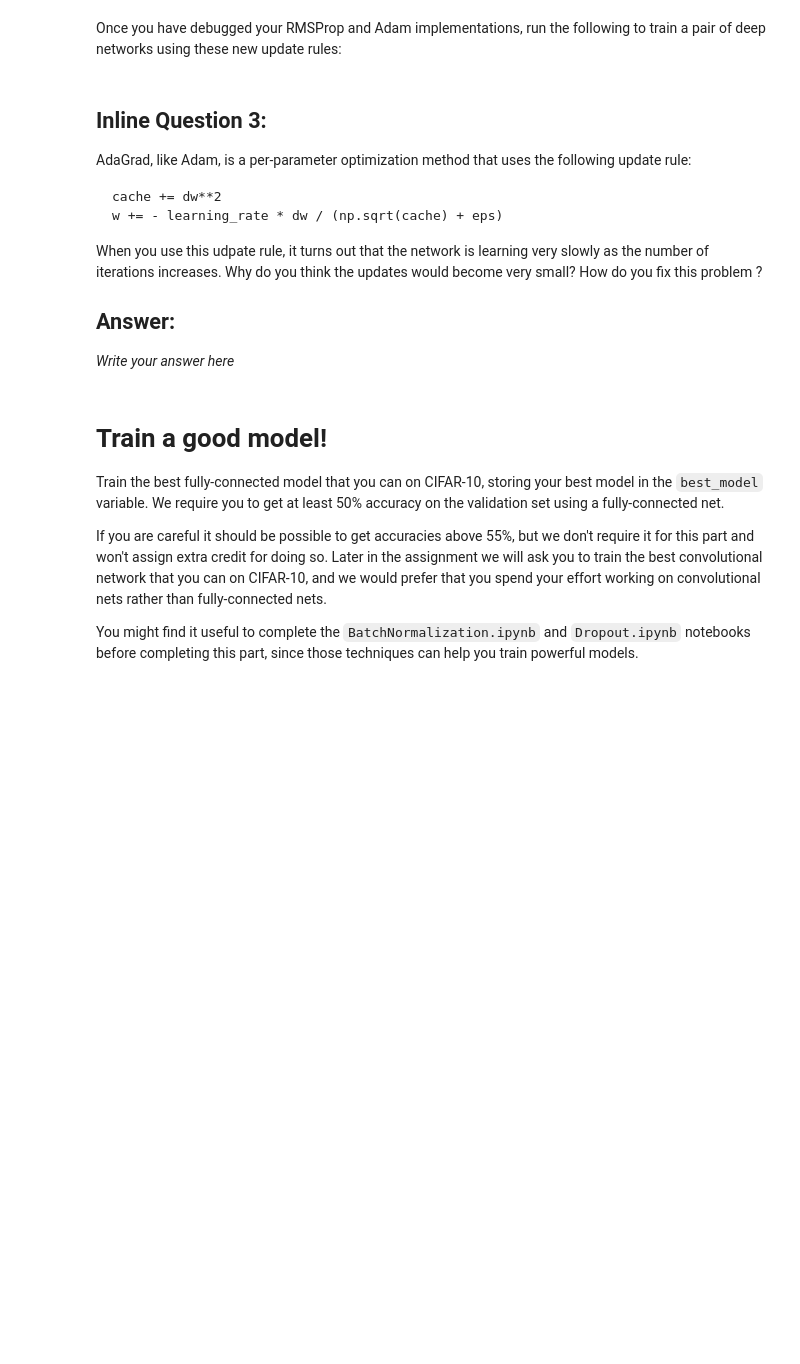
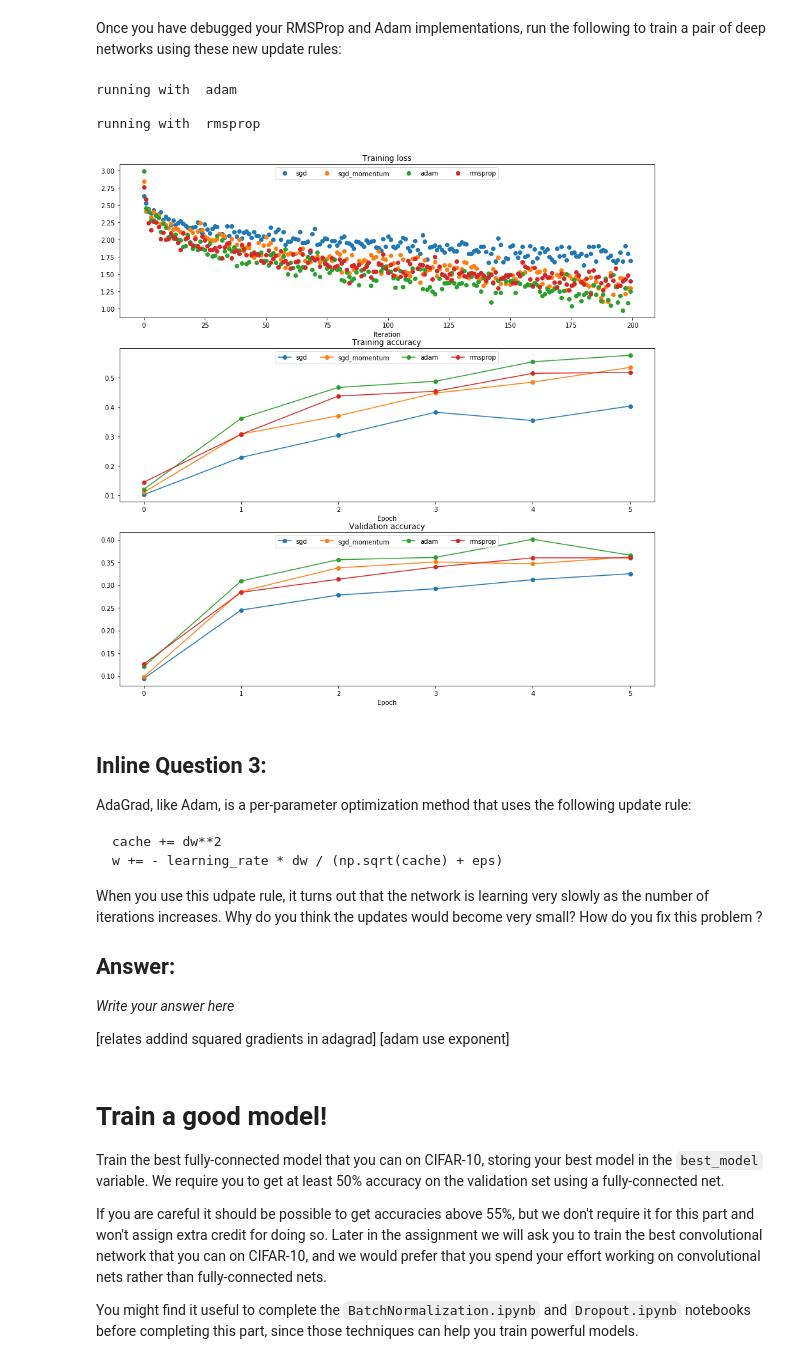
Before and after one commit to Salazar-Prime/Shallow_learn, a Jupyter notebook: HW2/FullyConnectedNets.ipynb, the cells around one changed output. Cells and saved outputs as stored; diff of their text form; code cells hidden in the pictures; blank space fills up the shorter version.

```diff
--- a/HW2/FullyConnectedNets.ipynb
+++ b/HW2/FullyConnectedNets.ipynb
@@ -766,38 +787,43 @@ for update_rule in ['adam', 'rmsprop']:
                   optim_config={
                     'learning_rate': learning_rates[update_rule]
                   },
-                  verbose=True)
+                  verbose=False)
     solvers[update_rule] = solver
     solver.train()
     print()
 
 plt.subplot(3, 1, 1)
 plt.title('Training loss')
 plt.xlabel('Iteration')
 
 plt.subplot(3, 1, 2)
 plt.title('Training accuracy')
 plt.xlabel('Epoch')
 
 plt.subplot(3, 1, 3)
 plt.title('Validation accuracy')
 plt.xlabel('Epoch')
 
 for update_rule, solver in list(solvers.items()):
     plt.subplot(3, 1, 1)
     plt.plot(solver.loss_history, 'o', label=update_rule)
 
     plt.subplot(3, 1, 2)
     plt.plot(solver.train_acc_history, '-o', label=update_rule)
 
     plt.subplot(3, 1, 3)
     plt.plot(solver.val_acc_history, '-o', label=update_rule)
 
 for i in [1, 2, 3]:
     plt.subplot(3, 1, i)
     plt.legend(loc='upper center', ncol=4)
 plt.gcf().set_size_inches(15, 15)
 plt.show()
+# %% [output]
+running with  adam
+
+running with  rmsprop
+[figure, added]
 # %% [markdown]
 ## Inline Question 3:
 
@@ -814,6 +840,9 @@ When you use this udpate rule, it turns out that the network is learning very sl
 ## Answer:
 
 *Write your answer here*
+
+[relates addind squared gradients in adagrad]
+[adam use exponent]
 # %% [markdown]
 # Train a good model!
 Train the best fully-connected model that you can on CIFAR-10, storing your best model in the `best_model` variable. We require you to get at least 50% accuracy on the validation set using a fully-connected net.
```
Also changed, not shown: parts of 10 cells of this notebook, 1 other file.
